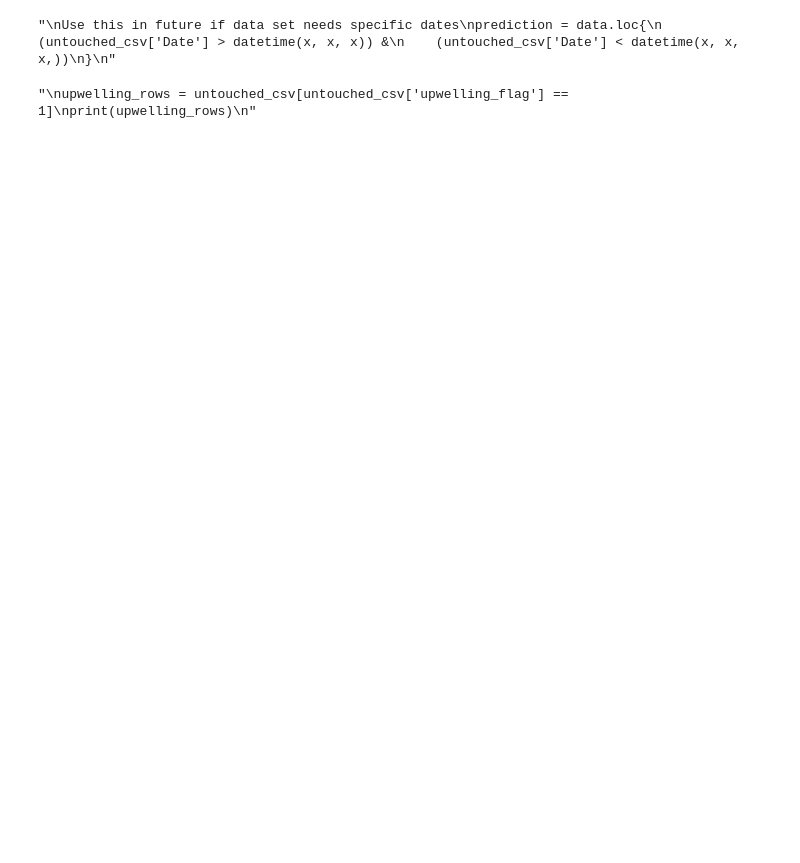
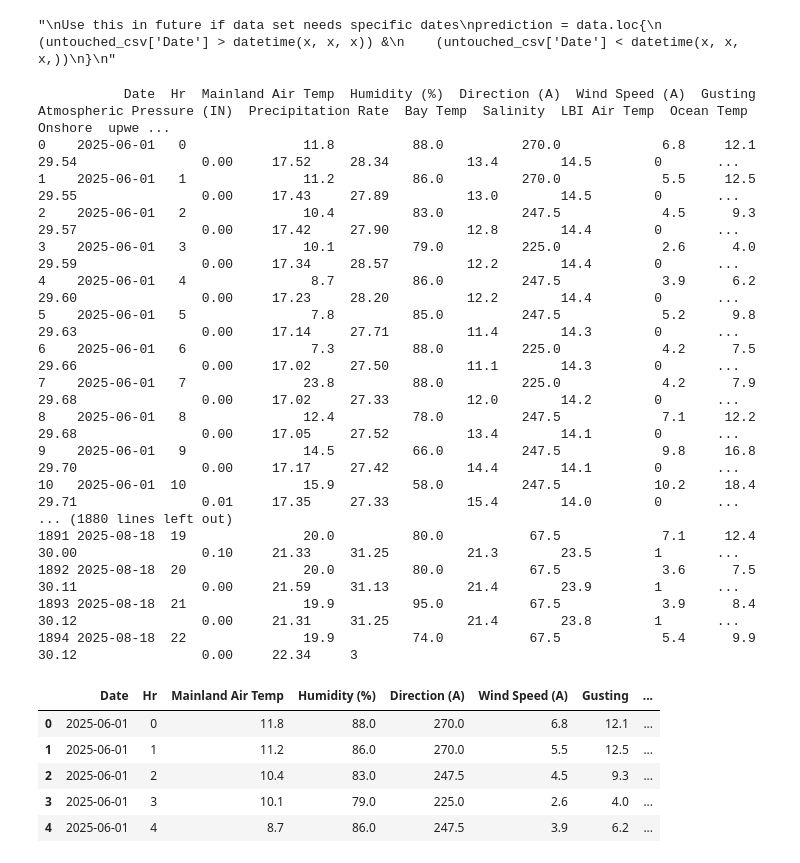
Before and after one commit to Krupamc/Research-2026-LSTM, a Jupyter notebook: project.ipynb, the cells around one changed output. Drawn from its saved outputs; the diff is of its cells as text; code cells hidden in the pictures; blank space fills up the shorter version.

Commit message:
NEW upwelling method without coen approval

```diff
--- a/project.ipynb
+++ b/project.ipynb
@@ -58,3 +66,26 @@ untouched_csv.drop(['bay_bool', 'ocean_bool', 'big_wind', 'rolling avg'], axis=1
+# %%
+#average of two lowest ocean points in a day
+untouched_csv['ocean_min1'] = untouched_csv['Ocean Temp'].rolling(24).min()
+untouched_csv['ocean_min2'] = (
+    untouched_csv['Ocean Temp'].rolling(24).apply(lambda x: np.sort(x)[1], raw=False)
+)
+untouched_csv['ocean_min'] = (untouched_csv['ocean_min1']+untouched_csv['ocean_min2'])/2
+
+#Check if its a upwelling direction
+upwell_wind = [135, 165, 180, 270]
+untouched_csv['upwell_wind'] = untouched_csv['Direction (A)'].isin(upwell_wind)
+untouched_csv['upwell_wind'] = untouched_csv['upwell_wind'].astype(int)
+
+#bools:
+#   There are two tide cycles in a day, if you take the two lowest values and average them together.
+#   Taking the absolute value of the difference of the low values and the current temperature and if this is bigger than the threshold the Ocean boolean is true.
+untouched_csv['big_wind'] = (untouched_csv['Wind Speed (A)'] > wind_thresh).astype(int)
+untouched_csv['upwell_wind'] = (untouched_csv['upwell_wind'] == 1).astype(int)
+untouched_csv['ocean_bool'] = (abs(untouched_csv['ocean_min'] - untouched_csv['Ocean Temp']) > ocean_thresh).astype(int)
+untouched_csv["upwelling_flag"] = ((untouched_csv['ocean_bool'] == 1) & (untouched_csv['big_wind'] == 1)).astype(int)
+
+#drop the colomns
+untouched_csv.drop(['ocean_bool', 'big_wind', 'ocean_min1', 'ocean_min2', 'upwell_wind', 'ocean_min'], axis=1, inplace=True)
 # %%
 #Convert data into Date time and create date filter
 untouched_csv['Date'] = pd.to_datetime(untouched_csv['Date'])
@@ -71,25 +102,46 @@ prediction = data.loc{
 # %%
 #Save this data frame to a Finished csv
 # %%
-#untouched_csv.head()
+
 
 #info on csv
 #print(untouched_csv.info())
 
 #Number of upwelling events
-"""
-num_upwelling_events = untouched_csv['upwelling_flag'].sum()
-print("Number of upwelling hours:", num_upwelling_events)
-"""
+#num_upwelling_events = untouched_csv['upwelling_flag'].sum()
+#print("Number of upwelling hours:", num_upwelling_events)
+
 
 #Find which rows where upwelling
-"""
-upwelling_rows = untouched_csv[untouched_csv['upwelling_flag'] == 1]
-print(upwelling_rows)
-"""
+#upwelling_rows = untouched_csv[untouched_csv['upwelling_flag'] == 1]
+#print(upwelling_rows)
 
-#print(untouched_csv.to_string())
+
+print(untouched_csv.to_string())
+untouched_csv.head()
 # %% [output]
-"\nupwelling_rows = untouched_csv[untouched_csv['upwelling_flag'] == 1]\nprint(upwelling_rows)\n"
+           Date  Hr  Mainland Air Temp  Humidity (%)  Direction (A)  Wind Speed (A)  Gusting  Atmospheric Pressure (IN)  Precipitation Rate  Bay Temp  Salinity  LBI Air Temp  Ocean Temp  Onshore  upwe ...
+0    2025-06-01   0               11.8          88.0          270.0             6.8     12.1                      29.54                0.00     17.52     28.34          13.4        14.5        0       ...
+1    2025-06-01   1               11.2          86.0          270.0             5.5     12.5                      29.55                0.00     17.43     27.89          13.0        14.5        0       ...
+2    2025-06-01   2               10.4          83.0          247.5             4.5      9.3                      29.57                0.00     17.42     27.90          12.8        14.4        0       ...
+3    2025-06-01   3               10.1          79.0          225.0             2.6      4.0                      29.59                0.00     17.34     28.57          12.2        14.4        0       ...
+4    2025-06-01   4                8.7          86.0          247.5             3.9      6.2                      29.60                0.00     17.23     28.20          12.2        14.4        0       ...
+5    2025-06-01   5                7.8          85.0          247.5             5.2      9.8                      29.63                0.00     17.14     27.71          11.4        14.3        0       ...
+6    2025-06-01   6                7.3          88.0          225.0             4.2      7.5                      29.66                0.00     17.02     27.50          11.1        14.3        0       ...
+7    2025-06-01   7               23.8          88.0          225.0             4.2      7.9                      29.68                0.00     17.02     27.33          12.0        14.2        0       ...
+8    2025-06-01   8               12.4          78.0          247.5             7.1     12.2                      29.68                0.00     17.05     27.52          13.4        14.1        0       ...
+9    2025-06-01   9               14.5          66.0          247.5             9.8     16.8                      29.70                0.00     17.17     27.42          14.4        14.1        0       ...
+10   2025-06-01  10               15.9          58.0          247.5            10.2     18.4                      29.71                0.01     17.35     27.33          15.4        14.0        0       ...
+... (1880 lines left out)
+1891 2025-08-18  19               20.0          80.0           67.5             7.1     12.4                      30.00                0.10     21.33     31.25          21.3        23.5        1       ...
+1892 2025-08-18  20               20.0          80.0           67.5             3.6      7.5                      30.11                0.00     21.59     31.13          21.4        23.9        1       ...
+1893 2025-08-18  21               19.9          95.0           67.5             3.9      8.4                      30.12                0.00     21.31     31.25          21.4        23.8        1       ...
+1894 2025-08-18  22               19.9          74.0           67.5             5.4      9.9                      30.12                0.00     22.34     3
+|  | Date | Hr | Mainland Air Temp | Humidity (%) | Direction (A) | Wind Speed (A) | Gusting | ... |
+| 0 | 2025-06-01 | 0 | 11.8 | 88.0 | 270.0 | 6.8 | 12.1 | ... |
+| 1 | 2025-06-01 | 1 | 11.2 | 86.0 | 270.0 | 5.5 | 12.5 | ... |
+| 2 | 2025-06-01 | 2 | 10.4 | 83.0 | 247.5 | 4.5 | 9.3 | ... |
+| 3 | 2025-06-01 | 3 | 10.1 | 79.0 | 225.0 | 2.6 | 4.0 | ... |
+| 4 | 2025-06-01 | 4 | 8.7 | 86.0 | 247.5 | 3.9 | 6.2 | ... |
 # %%
 #Prepare for the LSTM model (Sequential)
```
Also changed, not shown: parts of 3 cells of this notebook.
